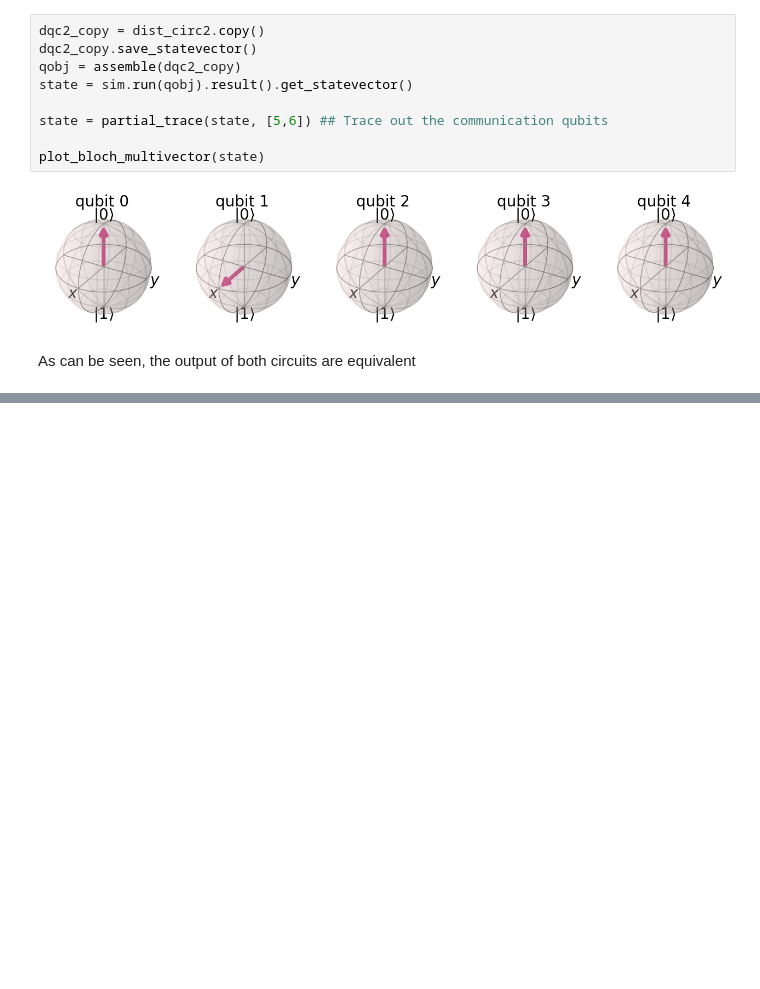
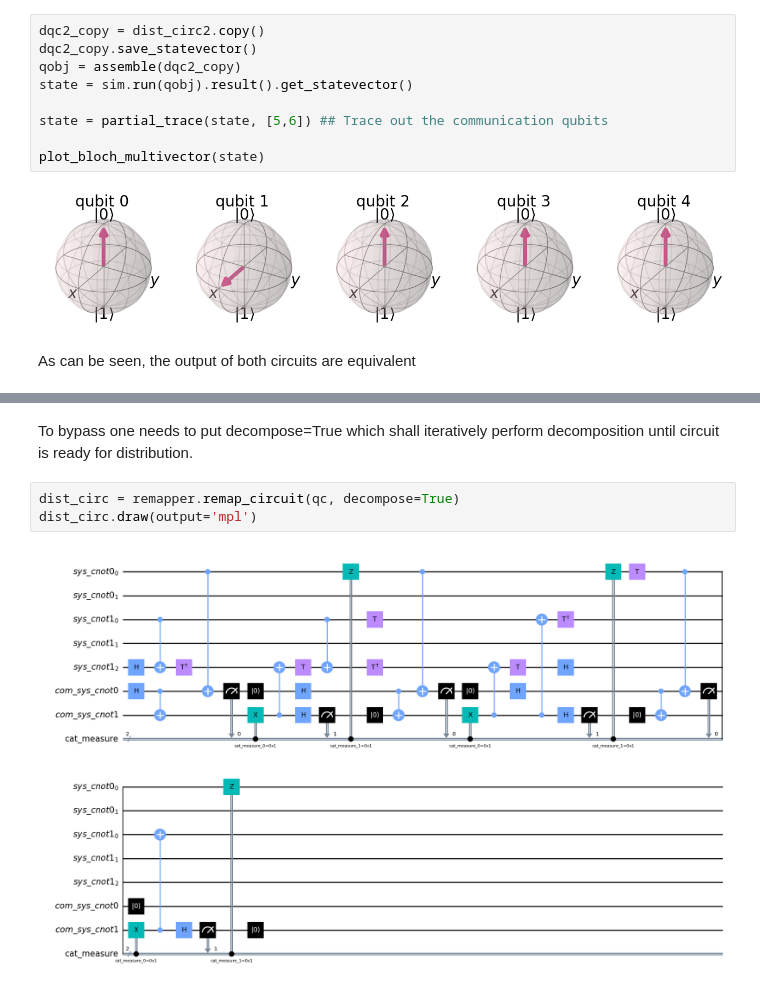
Before and after one commit to Interlin-q/diskit, a Jupyter notebook: distributed_qiskit/Examples/Example 2 - CNOT.ipynb, the cells around one changed output, grey strips where cells are left out. Drawn from its saved outputs; the diff is of its cells as text; blank space fills up the shorter version.

Commit message:
modifications to decomposition method

```diff
--- a/distributed_qiskit/Examples/Example 2 - CNOT.ipynb
+++ b/distributed_qiskit/Examples/Example 2 - CNOT.ipynb
@@ -102,3 +123,10 @@ As can be seen, the output of both circuits are equivalent
+# %% [markdown]
+To bypass one needs to put decompose=True which shall iteratively perform decomposition until circuit is ready for distribution.
+# %%
+dist_circ = remapper.remap_circuit(qc, decompose=True)
+dist_circ.draw(output='mpl')
+# %% [output]
+[figure, added]
 # %%
 import qiskit.tools.jupyter
 %qiskit_version_table
```
Also changed, not shown: parts of 6 cells of this notebook, 2 other files.
